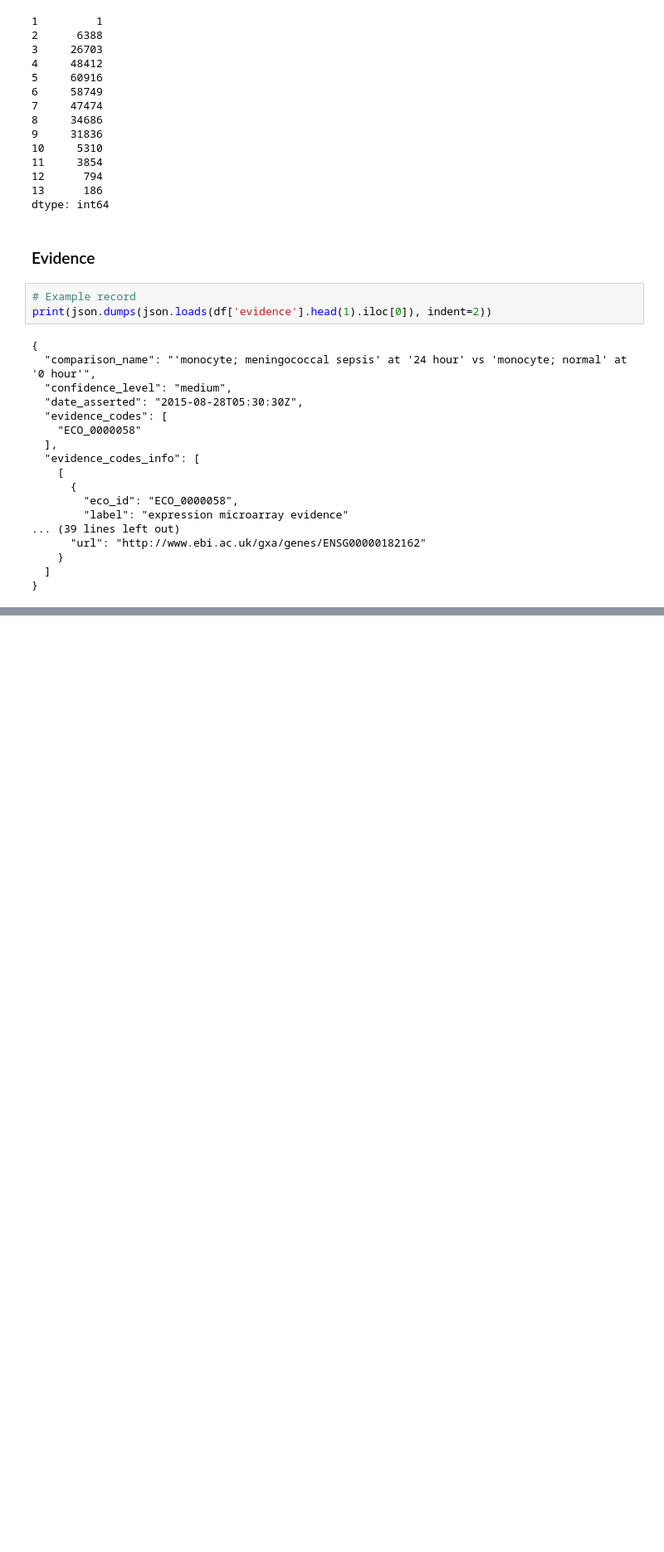
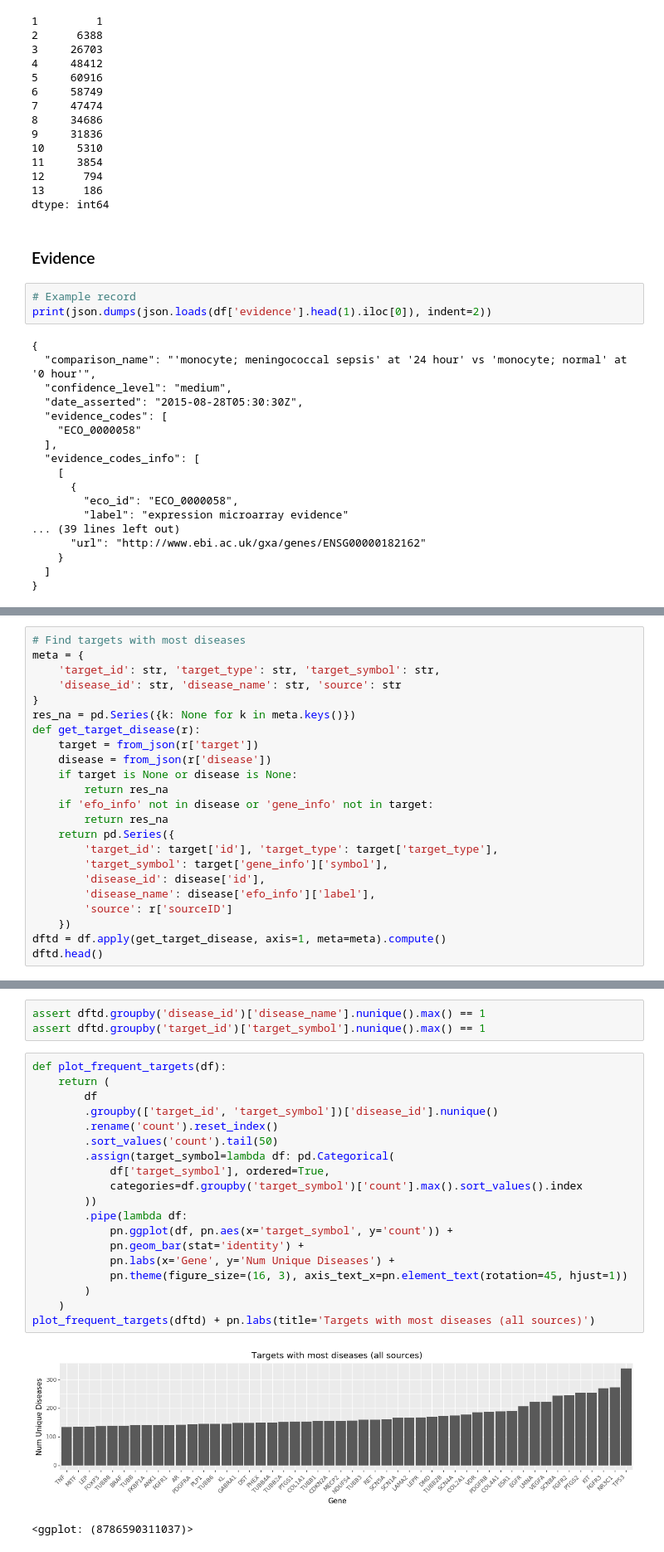
Before and after one commit to hammer/ot-ev, a Jupyter notebook: eda/data-pipeline/notebooks/evidence-eda.ipynb, the cells around one changed output, grey strips where cells are left out. Shown at 83% size. Cells and saved outputs as stored; diff of their text form; blank space fills up the shorter version.

```diff
--- a/eda/data-pipeline/notebooks/evidence-eda.ipynb
+++ b/eda/data-pipeline/notebooks/evidence-eda.ipynb
@@ -331,0 +467,23 @@ res.groupby(['src', 'key', 'type'])['score'].describe().round(2)
+# %%
+# Find targets with most diseases
+meta = {
+    'target_id': str, 'target_type': str, 'target_symbol': str,
+    'disease_id': str, 'disease_name': str, 'source': str
+}
+res_na = pd.Series({k: None for k in meta.keys()})
+def get_target_disease(r):
+    target = from_json(r['target'])
+    disease = from_json(r['disease'])
+    if target is None or disease is None:
+        return res_na
+    if 'efo_info' not in disease or 'gene_info' not in target:
+        return res_na
+    return pd.Series({
+        'target_id': target['id'], 'target_type': target['target_type'],
+        'target_symbol': target['gene_info']['symbol'],
+        'disease_id': disease['id'],
+        'disease_name': disease['efo_info']['label'],
+        'source': r['sourceID']
+    })
+dftd = df.apply(get_target_disease, axis=1, meta=meta).compute()
+dftd.head()
@@ -331,0 +536,25 @@ res.groupby(['src', 'key', 'type'])['score'].describe().round(2)
+# %%
+assert dftd.groupby('disease_id')['disease_name'].nunique().max() == 1
+assert dftd.groupby('target_id')['target_symbol'].nunique().max() == 1
+# %%
+def plot_frequent_targets(df):
+    return (
+        df
+        .groupby(['target_id', 'target_symbol'])['disease_id'].nunique()
+        .rename('count').reset_index()
+        .sort_values('count').tail(50)
+        .assign(target_symbol=lambda df: pd.Categorical(
+            df['target_symbol'], ordered=True,
+            categories=df.groupby('target_symbol')['count'].max().sort_values().index
+        ))
+        .pipe(lambda df:
+            pn.ggplot(df, pn.aes(x='target_symbol', y='count')) +
+            pn.geom_bar(stat='identity') +
+            pn.labs(x='Gene', y='Num Unique Diseases') +
+            pn.theme(figure_size=(16, 3), axis_text_x=pn.element_text(rotation=45, hjust=1))
+        )
+    )
+plot_frequent_targets(dftd) + pn.labs(title='Targets with most diseases (all sources)')
+# %% [output]
+[figure, added]
+<ggplot: (8786590311037)>
```
Also changed, not shown: parts of 24 cells of this notebook.
